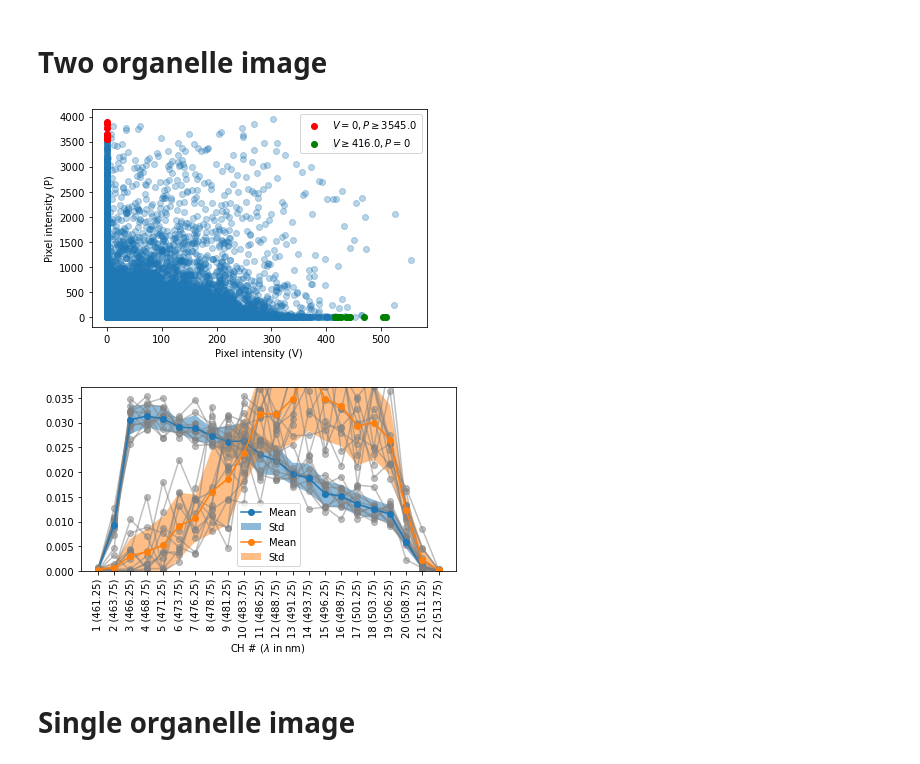
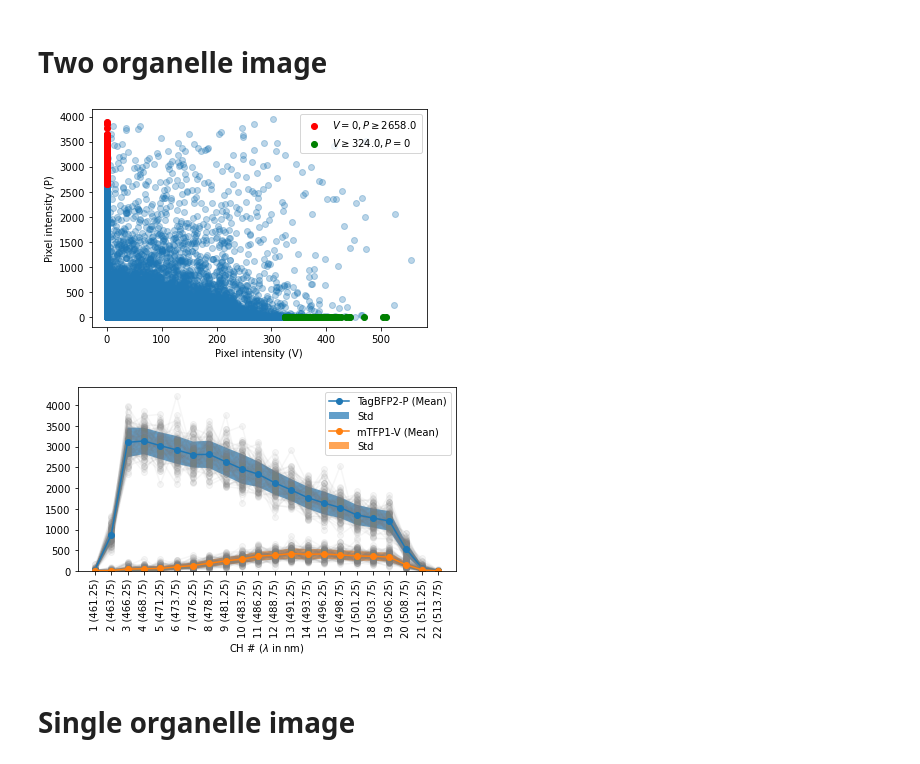
Before and after one commit to ajannamay/Spectral_imaging, a Jupyter notebook: test.ipynb, the cells around one changed output. Cells and saved outputs as stored; diff of their text form; code cells hidden in the pictures.

```diff
--- a/test.ipynb
+++ b/test.ipynb
@@ -16,22 +16,23 @@ sns.set(style="darkgrid",palette="deep")
 # %% [markdown]
 # Two organelle image
 # %%
-CFP = Spectral_Analysis.Spectra('C:\\Users\\admin\\OneDrive - Washington University in St. Louis\\PhD\\Research\\Biophys\\image_data\\LargerPnh\\CFP1',
+CFP = Spectral_Analysis.Spectra(False,
+                                'C:\\Users\\admin\\OneDrive - Washington University in St. Louis\\PhD\\Research\\Biophys\\image_data\\LargerPnh\\CFP1',
                                 'C:\\Users\\admin\\OneDrive - Washington University in St. Louis\\PhD\\Research\\Biophys\\image_data\\LargerPnh\\CFP1_unmixed2',
                                 2.5,1024,22,0,'P','V',461.25)
 # %%
-plotter_2p5, Pindx_2p5, Vindx_2p5 = CFP.generate_scatter_plot(False,10)
+plotter_2p5, Pindx_2p5, Vindx_2p5 = CFP.generate_scatter_plot(False,100)
 plt.legend(loc='upper right')
 plt.show()
 # %% [output]
-[figure, old version]
+[figure, new version]
 # %%
-CFP.generate_normSpectrum(Pindx_2p5,0,False)
-CFP.generate_normSpectrum(Vindx_2p5,0,False)
+CFP.generate_normSpectrum(Pindx_2p5,0,True,"TagBFP2-P")
+CFP.generate_normSpectrum(Vindx_2p5,0,True,"mTFP1-V")
 plt.legend()
 plt.show()
 # %% [output]
-[figure, old version]
+[figure, new version]
 # %% [markdown]
 # Single organelle image
 # %%
```
